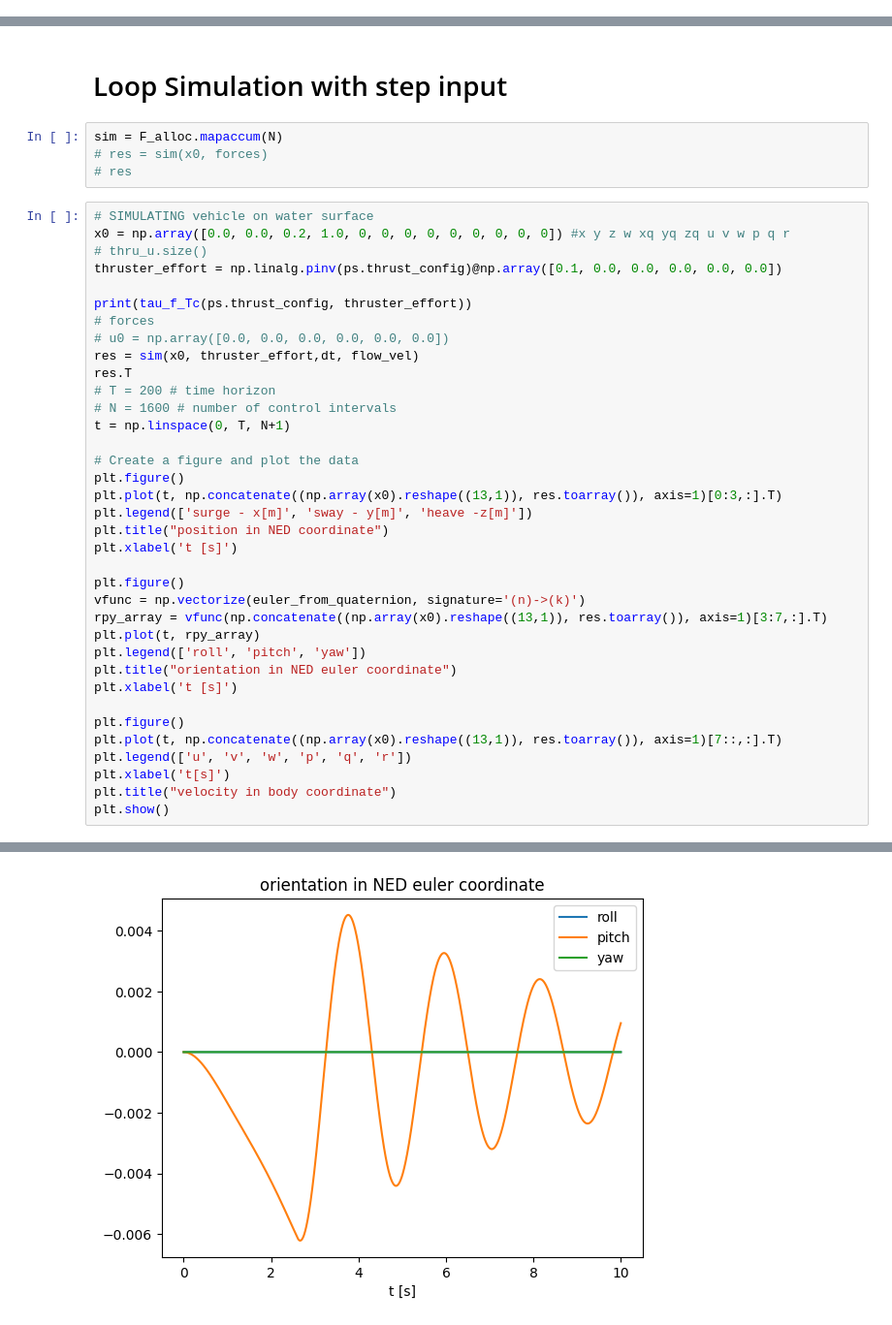
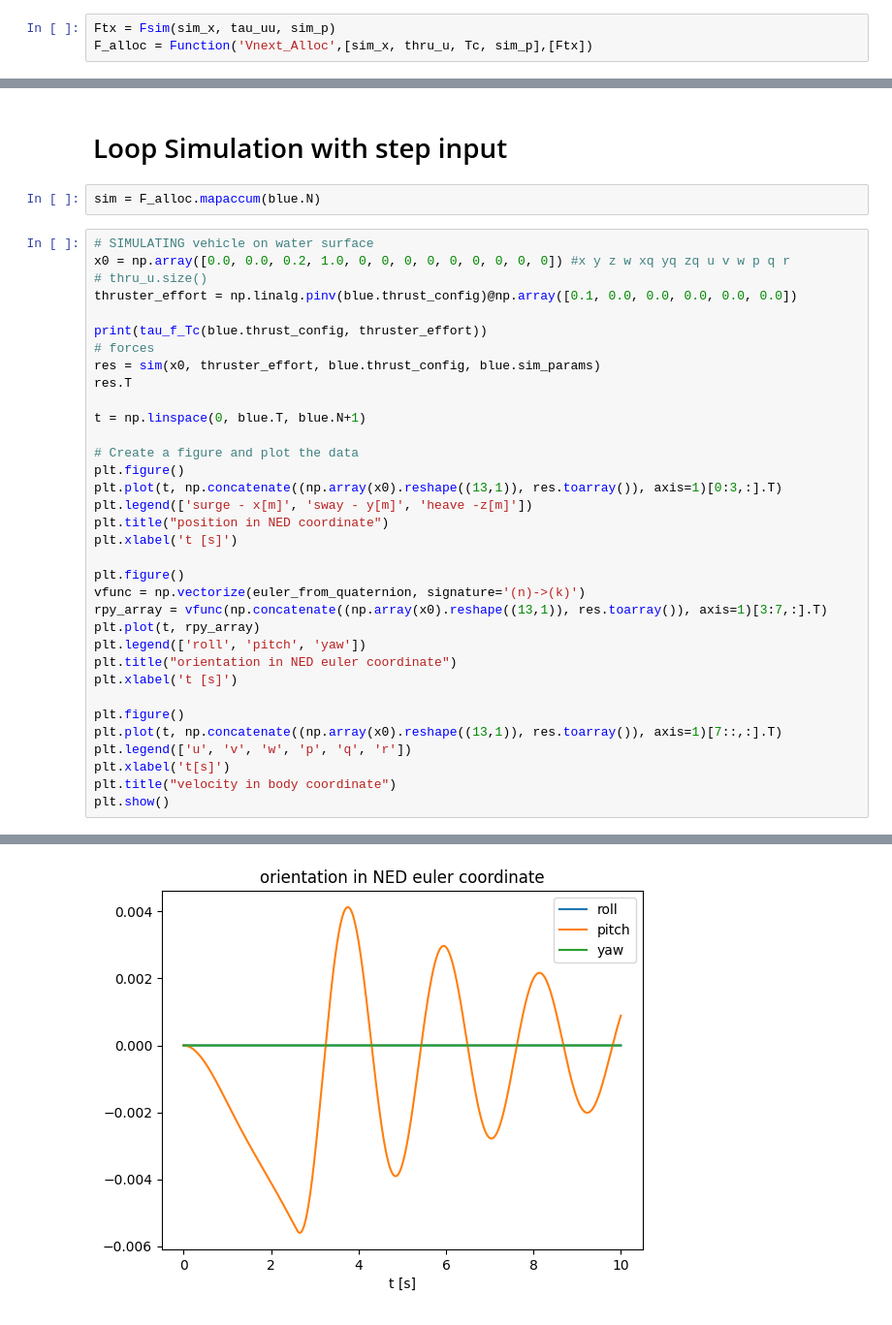
Before and after one commit to edxmorgan/diff_uv, a Jupyter notebook: usage/control_allocation.ipynb, the cells around one changed output, grey strips where cells are left out. Shown at 97% size. Saved outputs shown, nothing was run; the diff lists cells and outputs as text.

Commit message:
updated control alloc example

```diff
--- a/usage/control_allocation.ipynb
+++ b/usage/control_allocation.ipynb
@@ -17 +10,4 @@ F_alloc = Function('Vnext_Alloc', [xS0, thru_u, dt, v_c], [Ftx_func(xS0, ps.thru
+# %%
+Ftx = Fsim(sim_x, tau_uu, sim_p)
+F_alloc = Function('Vnext_Alloc',[sim_x, thru_u, Tc, sim_p],[Ftx])
 # %%
@@ -30,23 +27,19 @@ DM([0, 0, 0, 1, 0, 0, 0, 0, 0, 0, 0, 0, 0])
 # %% [markdown]
 # Loop Simulation with step input
 # %%
-sim = F_alloc.mapaccum(N)
-# res = sim(x0, forces)
-# res
+sim = F_alloc.mapaccum(blue.N)
 # %%
 # SIMULATING vehicle on water surface
 x0 = np.array([0.0, 0.0, 0.2, 1.0, 0, 0, 0, 0, 0, 0, 0, 0, 0]) #x y z w xq yq zq u v w p q r
 # thru_u.size()
-thruster_effort = np.linalg.pinv(ps.thrust_config)@np.array([0.1, 0.0, 0.0, 0.0, 0.0, 0.0])
+thruster_effort = np.linalg.pinv(blue.thrust_config)@np.array([0.1, 0.0, 0.0, 0.0, 0.0, 0.0])
 
-print(tau_f_Tc(ps.thrust_config, thruster_effort))
+print(tau_f_Tc(blue.thrust_config, thruster_effort))
 # forces
-# u0 = np.array([0.0, 0.0, 0.0, 0.0, 0.0, 0.0])
-res = sim(x0, thruster_effort,dt, flow_vel)
+res = sim(x0, thruster_effort, blue.thrust_config, blue.sim_params)
 res.T
-# T = 200 # time horizon
-# N = 1600 # number of control intervals
-t = np.linspace(0, T, N+1)
+
+t = np.linspace(0, blue.T, blue.N+1)
 
 # Create a figure and plot the data
 plt.figure()
@@ -75 +68 @@ plt.show()
-[figure, old version]
+[figure, new version]
```
Also changed, not shown: parts of 6 cells of this notebook, 7 other files.
